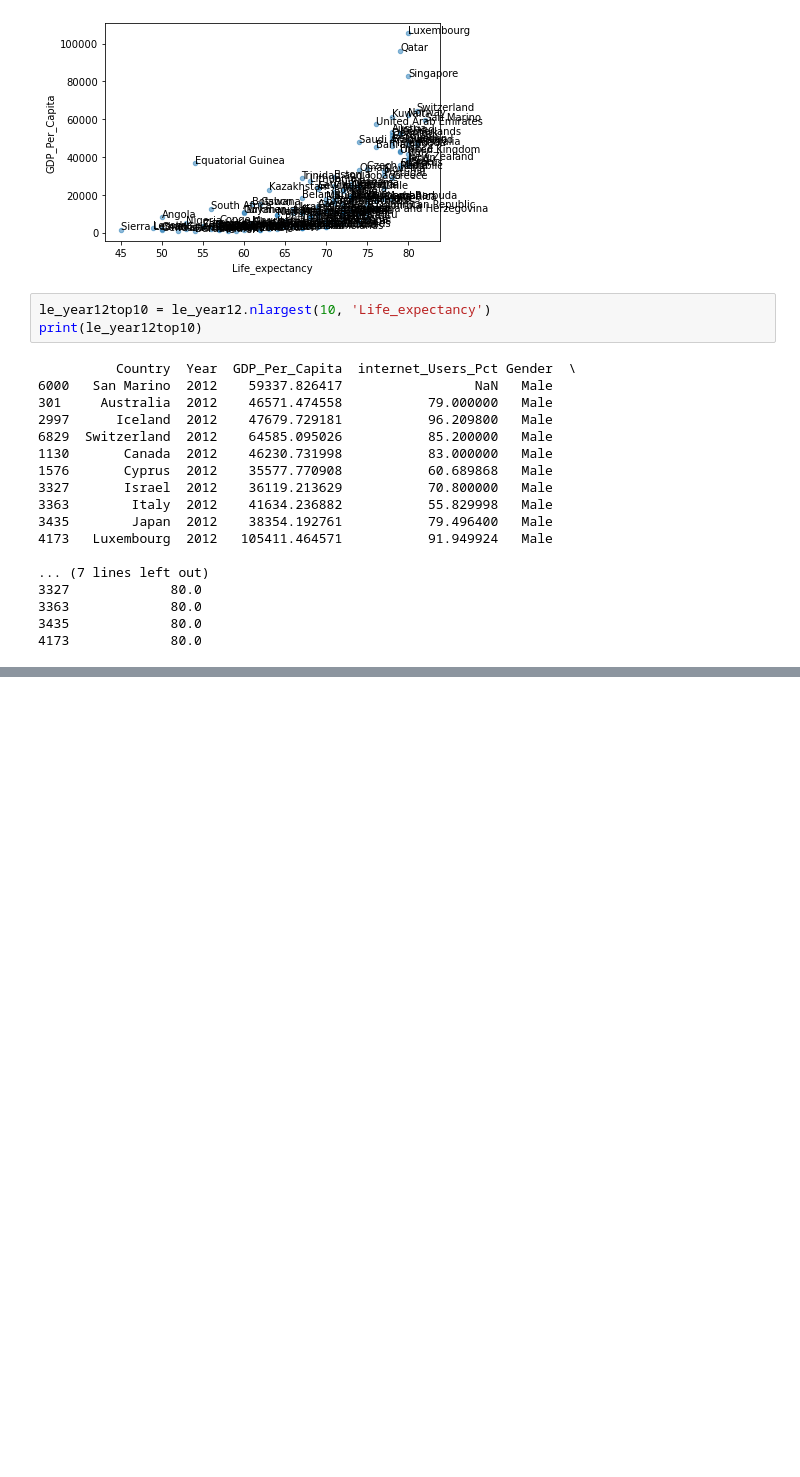
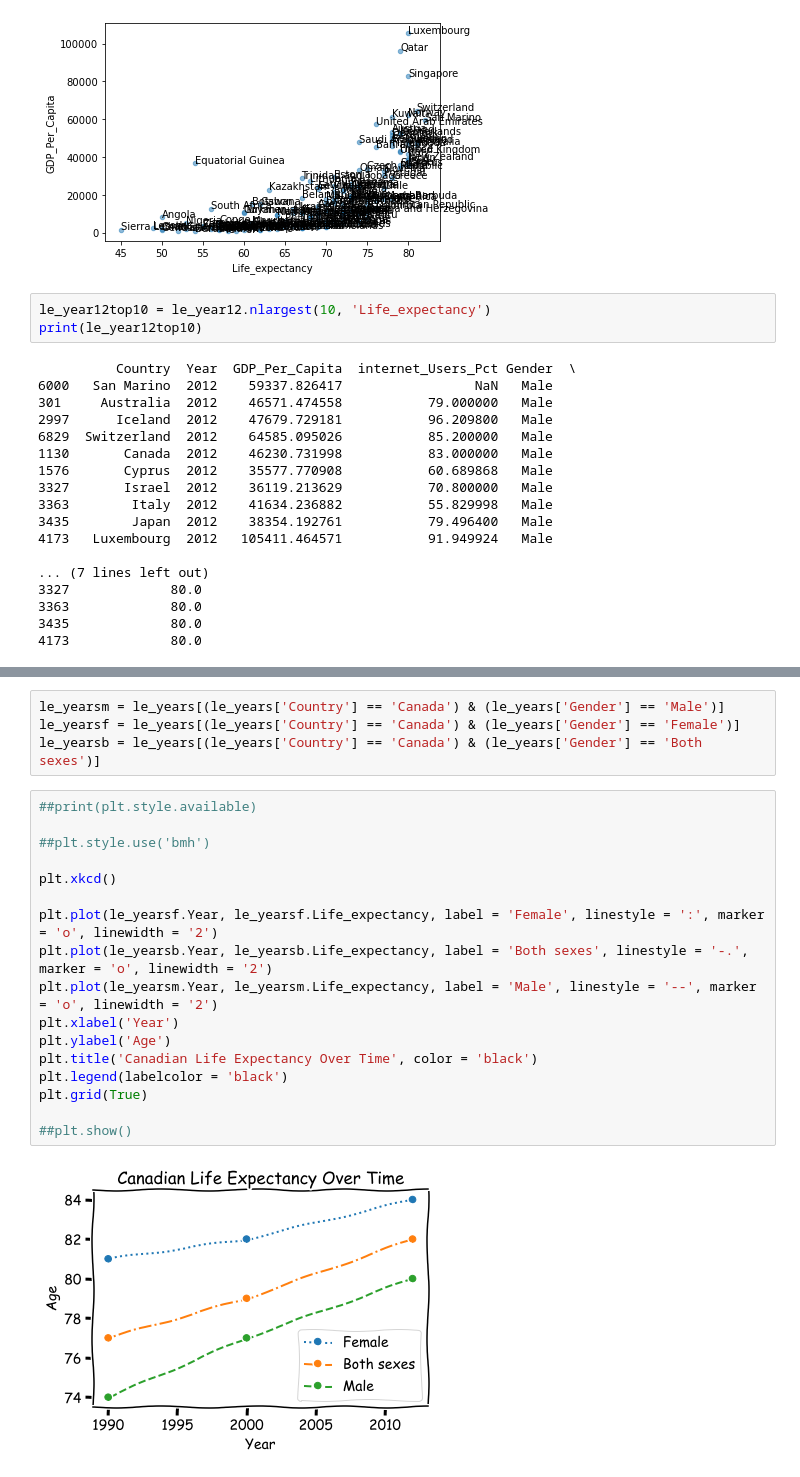
Before and after one commit to Mackeyk88/gdp-and-internet-usage-python, a Jupyter notebook: Notebook/Python1.ipynb, the cells around one changed output, grey strips where cells are left out. Cells and saved outputs as stored; diff of their text form; blank space fills up the shorter version.

```diff
--- a/Notebook/Python1.ipynb
+++ b/Notebook/Python1.ipynb
@@ -784,0 +819,23 @@ plt.show()
+# %%
+le_yearsm = le_years[(le_years['Country'] == 'Canada') & (le_years['Gender'] == 'Male')]
+le_yearsf = le_years[(le_years['Country'] == 'Canada') & (le_years['Gender'] == 'Female')]
+le_yearsb = le_years[(le_years['Country'] == 'Canada') & (le_years['Gender'] == 'Both sexes')]
+# %%
+##print(plt.style.available)
+
+##plt.style.use('bmh')
+
+plt.xkcd()
+
+plt.plot(le_yearsf.Year, le_yearsf.Life_expectancy, label = 'Female', linestyle = ':', marker = 'o', linewidth = '2')
+plt.plot(le_yearsb.Year, le_yearsb.Life_expectancy, label = 'Both sexes', linestyle = '-.', marker = 'o', linewidth = '2')
+plt.plot(le_yearsm.Year, le_yearsm.Life_expectancy, label = 'Male', linestyle = '--', marker = 'o', linewidth = '2')
+plt.xlabel('Year')
+plt.ylabel('Age')
+plt.title('Canadian Life Expectancy Over Time', color = 'black')
+plt.legend(labelcolor = 'black')
+plt.grid(True)
+
+##plt.show()
+# %% [output]
+[figure, added]
```
Also changed, not shown: parts of 4 cells of this notebook.
